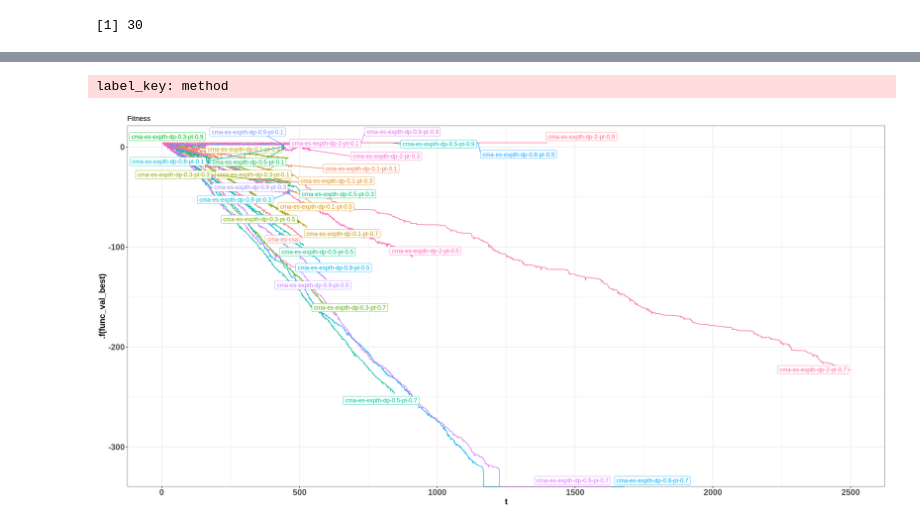
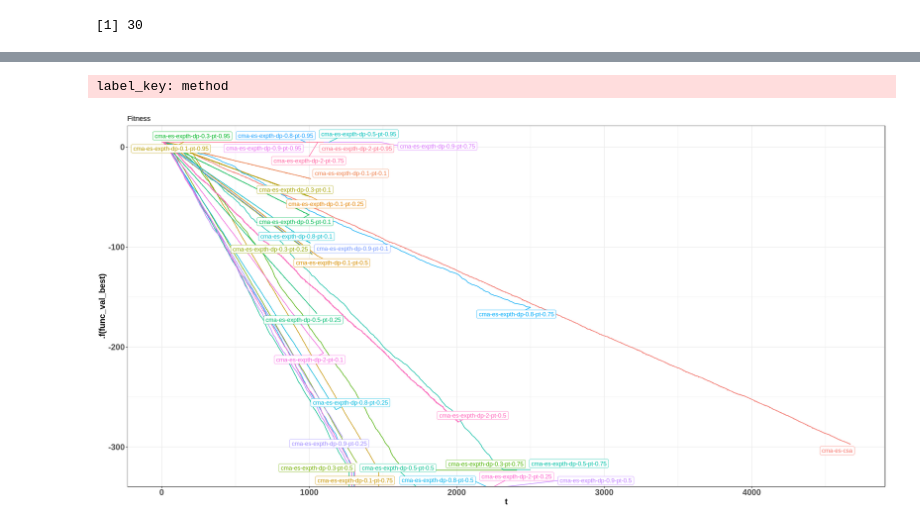
Before and after one commit to ewarchul/cma-es-exp, a Jupyter notebook: notebook/sigma-expth-optim.ipynb, the cells around one changed output, grey strips where cells are left out. Saved outputs shown, nothing was run; the diff lists cells and outputs as text; code cells hidden in the pictures.

```diff
--- a/notebook/sigma-expth-optim.ipynb
+++ b/notebook/sigma-expth-optim.ipynb
@@ -31,4 +33,4 @@ d_params =
     c(0.1, 0.3, 0.5, 0.8, 0.9, 2)
 
 p_targets =
-    seq(0.1, 0.9, 0.2)
+    c(0.1, 0.25, 0.5, 0.75, 0.95)
@@ -42,9 +48,9 @@ expths %>% length()
 # %%
-experiments =
+experiments_d10 =
     do_experiment(
         methods = c(cma_es_csa, expths),
         func = eval_func,
-        dim = 2,
+        dim = 10,
         x0 = 100,
         lower = -100,
         upper = 100
@@ -70,7 +76,7 @@ Warning message in bind_rows_(x, .id):
 # %%
-experiments %>%
+experiments_d10 %>%
     value_plot(.f = log10) +
-    gghighlight::gghighlight(is.character(method), use_direct_label = TRUE)
+    gghighlight::gghighlight(is.character(method), use_direct_label = T)
 # %% [output]
 label_key: method
-[figure, old version]
+[figure, new version]
```
Also changed, not shown: parts of 26 cells of this notebook.
